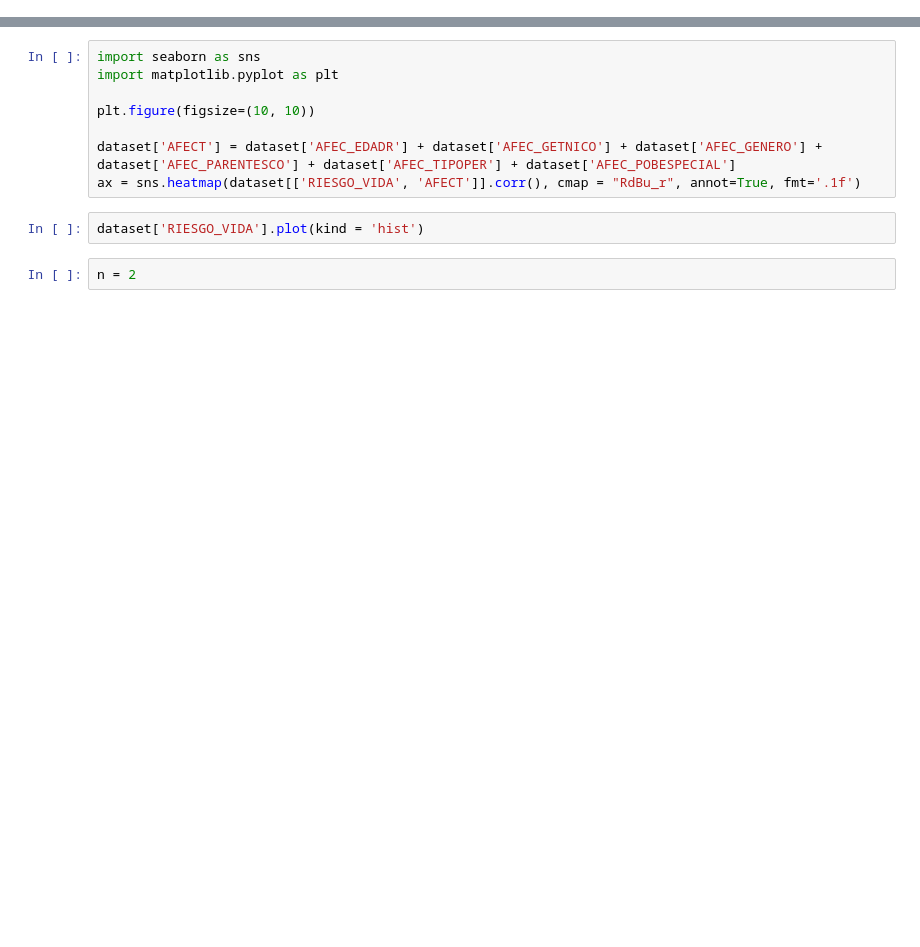
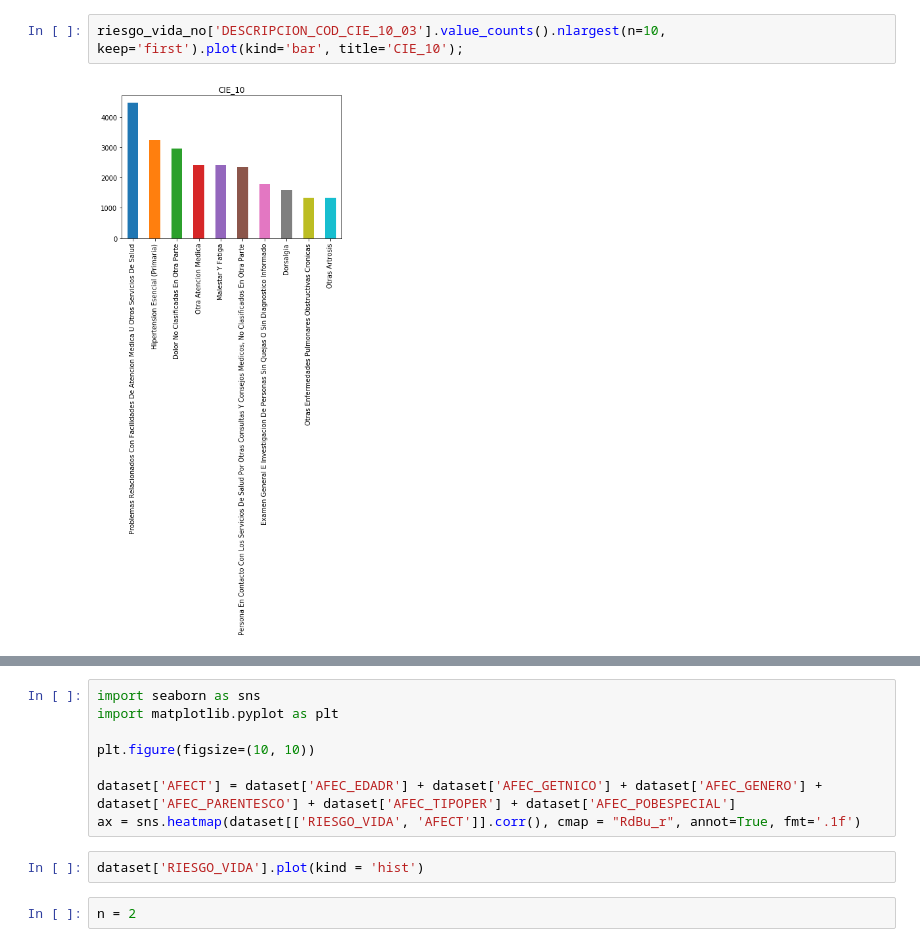
Before and after one commit to mrugeles/Supersalud-PQRSD, a Jupyter notebook: Feature engineering.ipynb, the cells around one changed output, grey strips where cells are left out. Saved outputs shown, nothing was run; the diff lists cells and outputs as text; blank space fills up the shorter version.

```diff
--- a/Feature engineering.ipynb
+++ b/Feature engineering.ipynb
@@ -110,0 +298,4 @@ ax = sns.heatmap(dataset[['RIESGO_VIDA', 'AFEC_DPTO', 'AFEC_EDADR', 'AFEC_EDUC',
+# %%
+riesgo_vida_no['DESCRIPCION_COD_CIE_10_03'].value_counts().nlargest(n=10, keep='first').plot(kind='bar', title='CIE_10');
+# %% [output]
+[figure, added]
```
Also changed, not shown: parts of 44 cells of this notebook, 3 other files.
